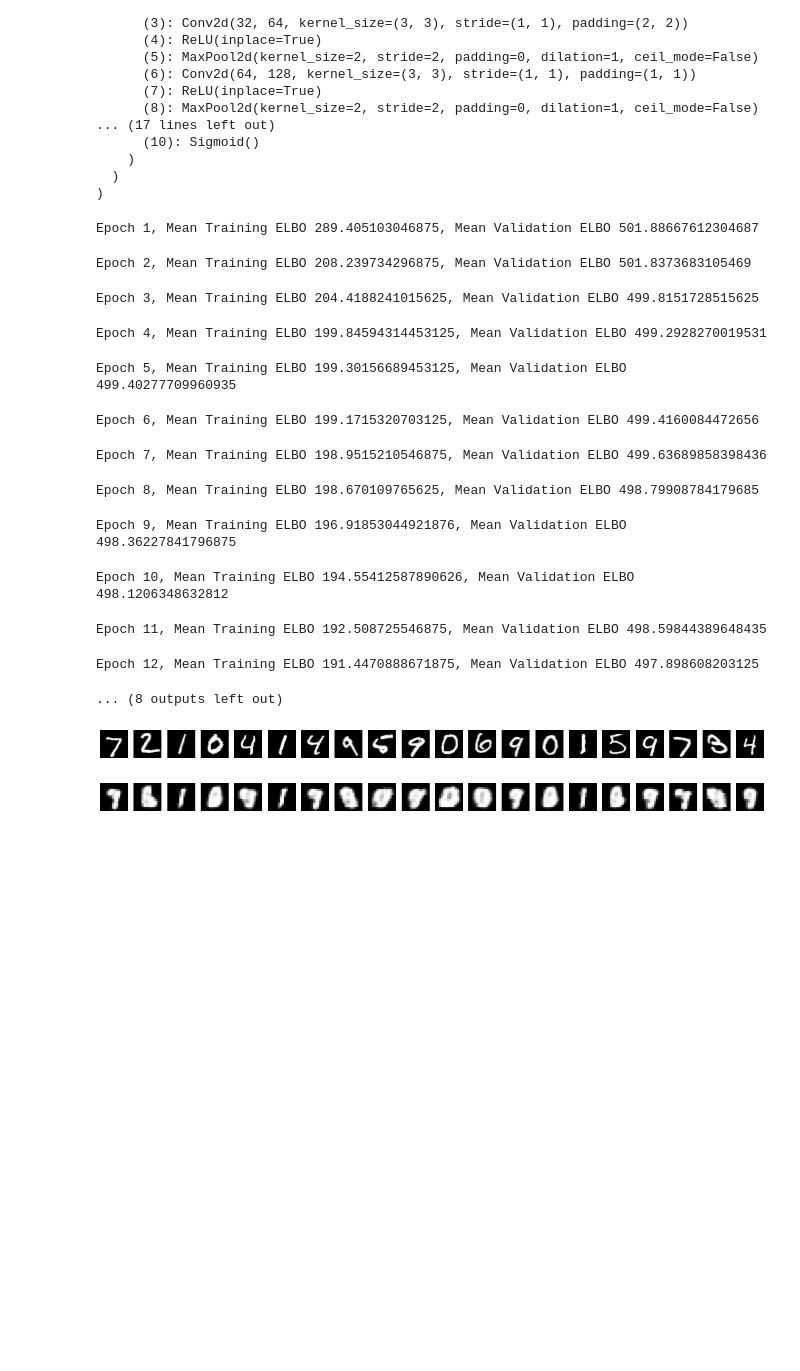
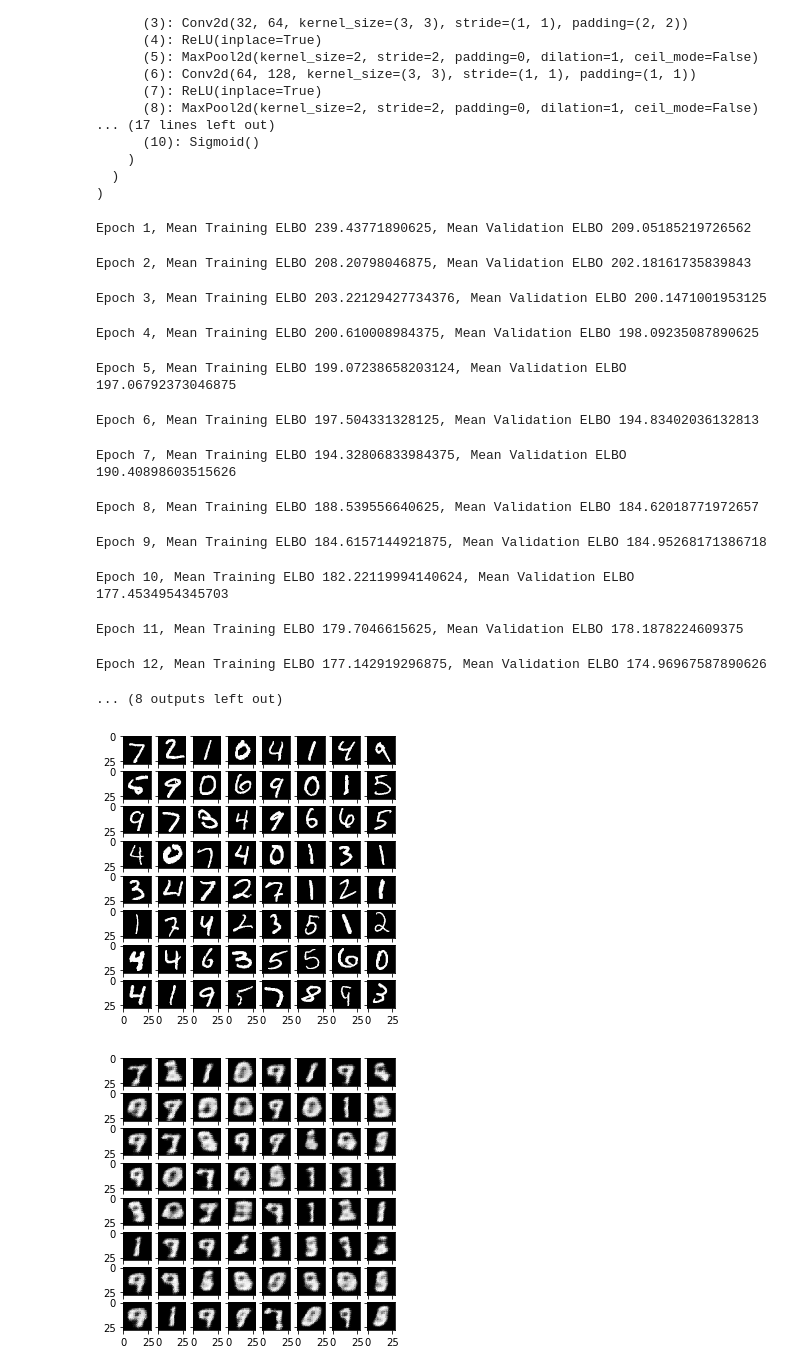
Before and after one commit to yangyang-pro/2AMU20-Assignments, a Jupyter notebook: hw3/task_2.ipynb, the cells around one changed output. Drawn from its saved outputs; the diff is of its cells as text; code cells hidden in the pictures; blank space fills up the shorter version.

```diff
--- a/hw3/task_2.ipynb
+++ b/hw3/task_2.ipynb
@@ -171,26 +190,34 @@ def train_vae(num_epochs, dist= 'bernulli'):
             x = x.to(DEVICE)
             with torch.no_grad():
                 x_recon, mu, log_var = vae(x)
-                distances = F.mse_loss(x, x_recon, reduction='none')
-                log_p = -0.5 * torch.sum(np.log(vae.var * 2 * np.pi) + distances / vae.var)
-                kl = -0.5 * torch.sum(1 + log_var - mu.pow(2) - log_var.exp())
-                negative_elbo = -log_p + kl
+
+                if 'gauss':
+                  distances = F.mse_loss(x, x_recon, reduction='none')
+                  log_p = -0.5 * torch.sum(np.log(vae.var * 2 * np.pi) + distances / vae.var)
+                  kl = -0.5 * torch.sum(1 + log_var - mu.pow(2) - log_var.exp())
+                  negative_elbo = -log_p + kl
+
+                if 'bernulli':
+                  bce = F.binary_cross_entropy(x_recon.reshape(-1, 784), x.view(-1, 784), reduction='sum')
+                  kl = -0.5 * torch.sum(1 + log_var - mu.pow(2) - log_var.exp())
+                  negative_elbo = bce + kl
+
                 val_elbos += negative_elbo.item()
         print('Epoch {}, Mean Training ELBO {}, Mean Validation ELBO {}'.format(epoch + 1, train_elbos / NUM_TRAIN, val_elbos / NUM_VAL))
 train_vae(num_epochs=20, dist = 'bernulli')
 # %% [output]
-Epoch 1, Mean Training ELBO 289.405103046875, Mean Validation ELBO 501.88667612304687
+Epoch 1, Mean Training ELBO 239.43771890625, Mean Validation ELBO 209.05185219726562
-Epoch 2, Mean Training ELBO 208.239734296875, Mean Validation ELBO 501.8373683105469
+Epoch 2, Mean Training ELBO 208.20798046875, Mean Validation ELBO 202.18161735839843
-Epoch 3, Mean Training ELBO 204.4188241015625, Mean Validation ELBO 499.8151728515625
+Epoch 3, Mean Training ELBO 203.22129427734376, Mean Validation ELBO 200.1471001953125
-Epoch 4, Mean Training ELBO 199.84594314453125, Mean Validation ELBO 499.2928270019531
+Epoch 4, Mean Training ELBO 200.610008984375, Mean Validation ELBO 198.09235087890625
-Epoch 5, Mean Training ELBO 199.30156689453125, Mean Validation ELBO 499.40277709960935
+Epoch 5, Mean Training ELBO 199.07238658203124, Mean Validation ELBO 197.06792373046875
-Epoch 6, Mean Training ELBO 199.1715320703125, Mean Validation ELBO 499.4160084472656
+Epoch 6, Mean Training ELBO 197.504331328125, Mean Validation ELBO 194.83402036132813
-Epoch 7, Mean Training ELBO 198.9515210546875, Mean Validation ELBO 499.63689858398436
+Epoch 7, Mean Training ELBO 194.32806833984375, Mean Validation ELBO 190.40898603515626
-Epoch 8, Mean Training ELBO 198.670109765625, Mean Validation ELBO 498.79908784179685
+Epoch 8, Mean Training ELBO 188.539556640625, Mean Validation ELBO 184.62018771972657
-Epoch 9, Mean Training ELBO 196.91853044921876, Mean Validation ELBO 498.36227841796875
+Epoch 9, Mean Training ELBO 184.6157144921875, Mean Validation ELBO 184.95268171386718
-Epoch 10, Mean Training ELBO 194.55412587890626, Mean Validation ELBO 498.1206348632812
+Epoch 10, Mean Training ELBO 182.22119994140624, Mean Validation ELBO 177.4534954345703
-Epoch 11, Mean Training ELBO 192.508725546875, Mean Validation ELBO 498.59844389648435
+Epoch 11, Mean Training ELBO 179.7046615625, Mean Validation ELBO 178.1878224609375
-Epoch 12, Mean Training ELBO 191.4470888671875, Mean Validation ELBO 497.898608203125
+Epoch 12, Mean Training ELBO 177.142919296875, Mean Validation ELBO 174.96967587890626
 ... (8 outputs left out)
 # %%
 def test_vae():
@@ -203,16 +230,24 @@ def test_vae():
     return [x], x_recons
 test_batch, test_batch_r = test_vae()
 # %%
-def show_images(x, ncols=20):
+def show_images(x, ncols=64):
     """ plots first ncols images in a batch """
     x = x.view(BATCH_SIZE, 28, 28)
+    img_arr = []
+    for image in x:
+      img_arr.append(image)
+    fig = plt.figure(figsize=(5., 5.))
+    grid = ImageGrid(fig, 111,
+                 nrows_ncols=(8, 8),  # creates 2x2 grid of axes
+                 axes_pad=0.1,  # pad between axes
+                 )
 
-    fig, ax = plt.subplots(1, ncols, figsize=(20, 2))
-    for idx in range(ncols):
-        ax[idx].imshow(x[idx].cpu().numpy(), cmap="Greys_r")
-        ax[idx].axis('off')
+    for ax, im in zip(grid, img_arr):
+
+        ax.imshow(im.cpu().numpy(), cmap="Greys_r")
+
 show_images(test_batch[0])
 show_images(test_batch_r[0])
 # %% [output]
-[figure, old version]
+[figure, new version]
-[figure, old version]
+[figure, new version]
```
Also changed, not shown: parts of 2 cells of this notebook, 1 other file.
